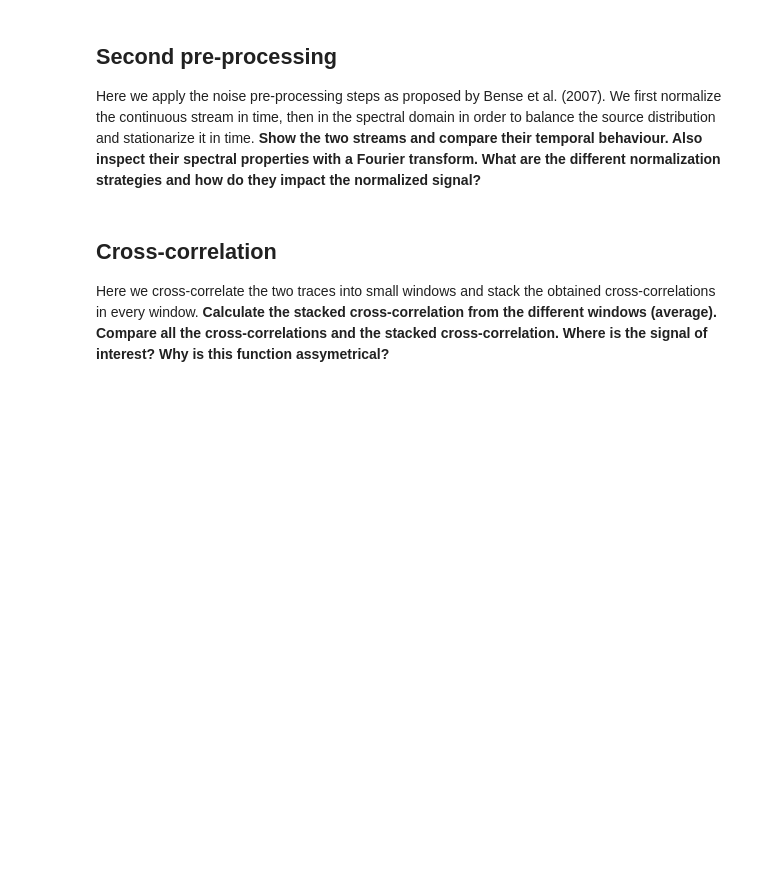
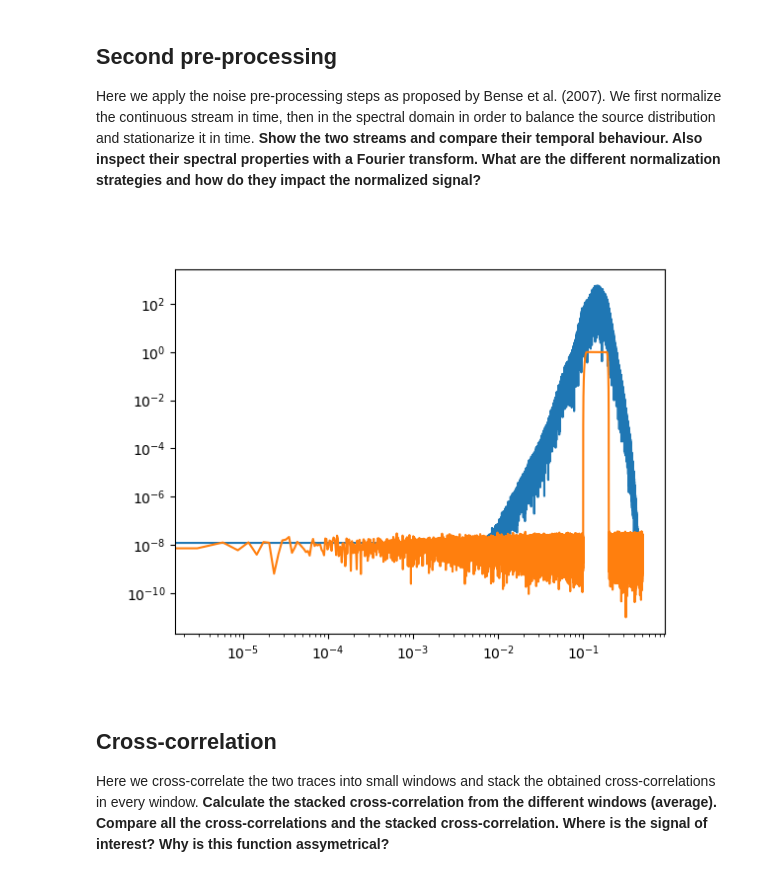
Before and after one commit to leonard-seydoux/scientific-computing-for-geophysical-problems, a Jupyter notebook: labs/lab_3_noise.ipynb, the cells around one changed output. Cells and saved outputs as stored; diff of their text form; code cells hidden in the pictures; blank space fills up the shorter version.

Commit message:
Course 3 about noise

```diff
--- a/labs/lab_3_noise.ipynb
+++ b/labs/lab_3_noise.ipynb
@@ -97,3 +121,25 @@ for trace in stream_noise:
+# %%
+stream_noise = stream_processed.copy()
+
+for trace in stream_noise:
+    trace = normalize(trace, norm_method="1bit")
+    trace = whiten(trace, 0.1, 0.2)
+
+
+waveform_filtered = stream_processed[0].data
+spectrum_filtered = np.fft.rfft(waveform_filtered)
+waveform_processed = stream_noise[0].data
+spectrum_processed = np.fft.rfft(waveform_processed)
+frequencies = np.fft.rfftfreq(len(waveform_filtered))
+times = stream[0].times()
+
+plt.figure(3)
+plt.clf()
+plt.loglog(frequencies, np.abs(spectrum_filtered), rasterized=True)
+plt.loglog(frequencies, np.abs(spectrum_processed), rasterized=True)
+plt.show()
+# %% [output]
+[figure, added]
 # %% [markdown]
 ## Cross-correlation
 
```
Also changed, not shown: parts of 7 cells of this notebook, 1 other file.
